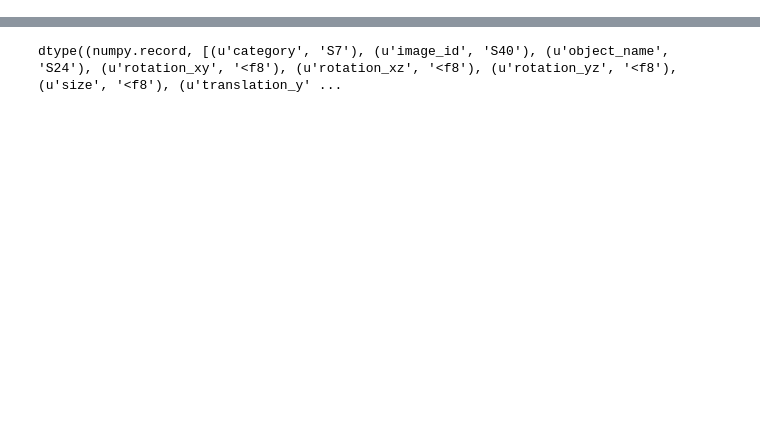
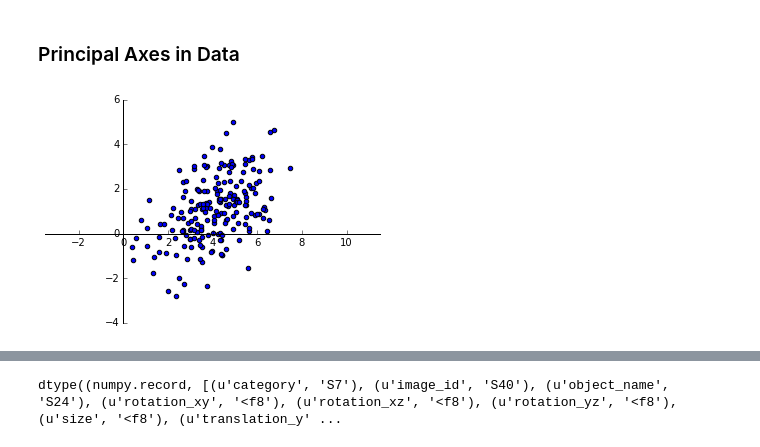
Before and after one commit to neuroailab/psych253, a Jupyter notebook: Lecture12.ipynb, the cells around one changed output, grey strips where cells are left out. Cells and saved outputs as stored; diff of their text form; code cells hidden in the pictures; blank space fills up the shorter version.

```diff
--- a/Lecture12.ipynb
+++ b/Lecture12.ipynb
@@ -10,3 +10,26 @@ import scipy.stats as stats
 import h5py
 
 from utils import featurewise_norm
+# %% [markdown]
+### Principal Axes in Data
+# %%
+#generate some random gaussian data
+rng = np.random.RandomState(seed=0)
+num_points = 200
+data_mean = np.array([4, 1])
+data_cov = np.array([[2, .9], [.9, 2]])
+toy_data = rng.multivariate_normal(mean=data_mean,
+                                   cov=data_cov, size=200)
+# %%
+#let's look at the data
+plt.scatter(toy_data[:, 0], toy_data[:, 1])
+plt.axis('equal')
+ax = plt.gca()
+ax.spines['right'].set_visible(False)
+ax.spines['top'].set_visible(False)
+ax.yaxis.set_ticks_position('left')
+ax.xaxis.set_ticks_position('bottom')
+ax.spines['left'].set_position('zero')
+ax.spines['bottom'].set_position('zero')
+# %% [output]
+[figure, added]
```
Also changed, not shown: parts of 48 cells of this notebook.
